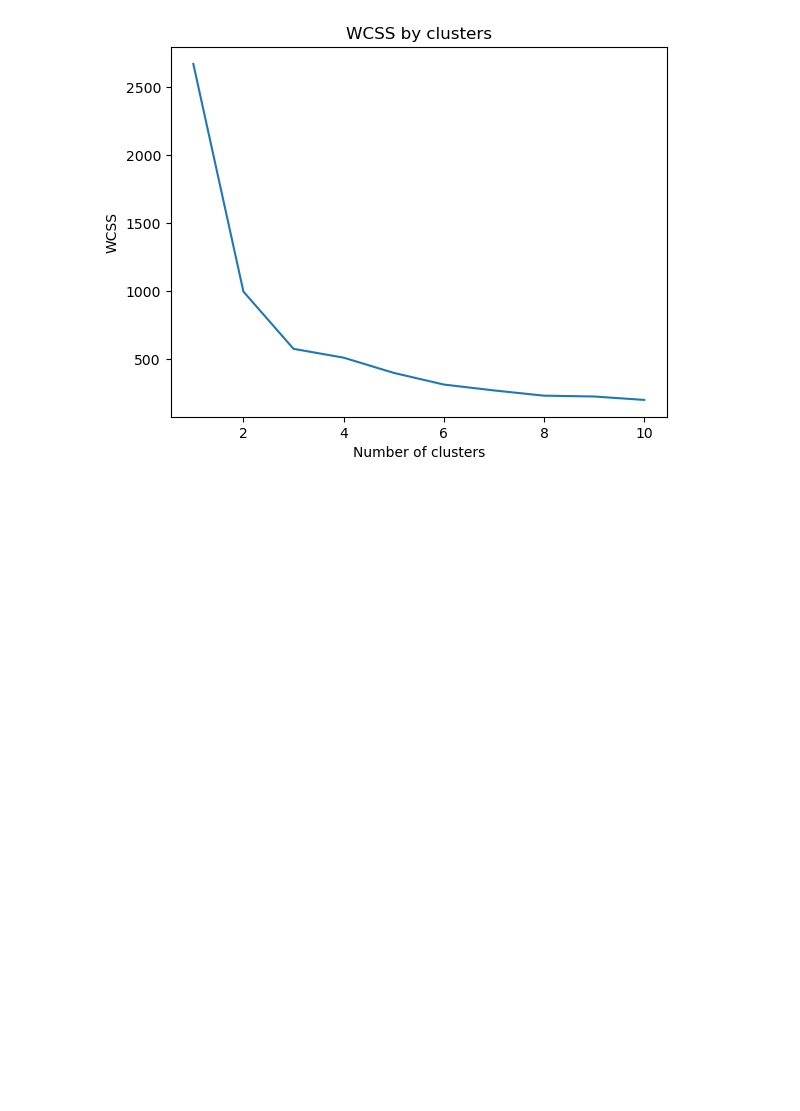
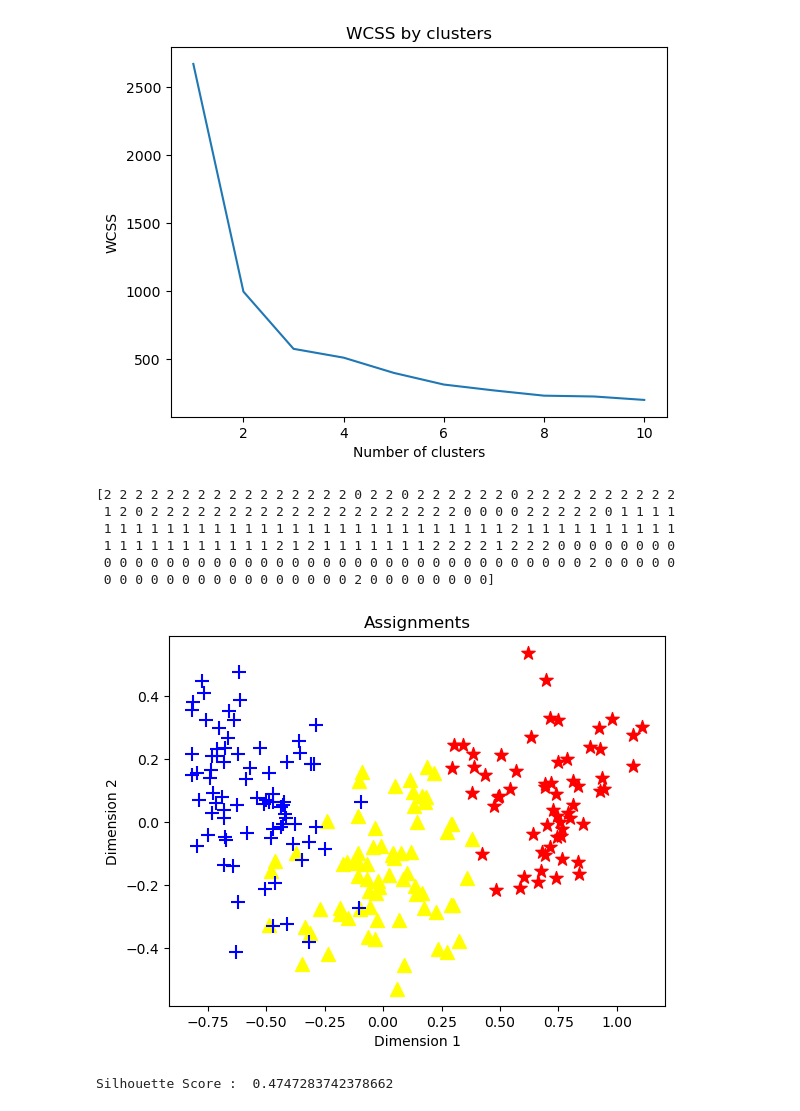
Before and after one commit to Tharun37yeee/ML_basics_practice, a Jupyter notebook: clustering.ipynb, the cells around one changed output. Drawn from its saved outputs; the diff is of its cells as text; code cells hidden in the pictures; blank space fills up the shorter version.

```diff
--- a/clustering.ipynb
+++ b/clustering.ipynb
@@ -82,3 +82,38 @@ plt.ylabel("WCSS")
 plt.show()
 # %% [output]
 [figure]
+# %%
+from sklearn.cluster import KMeans
+model = KMeans( n_clusters = 3, init = 'k-means++', n_init = 100, max_iter = 1000)
+km_clusters = model.fit_predict(features.values)
+print(km_clusters)
+# %% [output]
+[2 2 2 2 2 2 2 2 2 2 2 2 2 2 2 2 0 2 2 0 2 2 2 2 2 2 0 2 2 2 2 2 2 2 2 2 2
+ 1 2 0 2 2 2 2 2 2 2 2 2 2 2 2 2 2 2 2 2 2 2 2 0 0 0 0 2 2 2 2 2 0 1 1 1 1
+ 1 1 1 1 1 1 1 1 1 1 1 1 1 1 1 1 1 1 1 1 1 1 1 1 1 1 2 1 1 1 1 1 1 1 1 1 1
+ 1 1 1 1 1 1 1 1 1 1 1 2 1 2 1 1 1 1 1 1 1 2 2 2 2 1 2 2 2 0 0 0 0 0 0 0 0
+ 0 0 0 0 0 0 0 0 0 0 0 0 0 0 0 0 0 0 0 0 0 0 0 0 0 0 0 0 0 0 0 2 0 0 0 0 0
+ 0 0 0 0 0 0 0 0 0 0 0 0 0 0 0 0 2 0 0 0 0 0 0 0 0]
+# %%
+import matplotlib.pyplot as plt
+
+def plot_clusters(samples, clusters):
+    col_dic = {0:'blue', 1:'red', 2:'yellow'}
+    mrk_dic = {0:'+', 1:'*', 2:'^'}
+    colors = [col_dic[x] for x in clusters]
+    markers = [mrk_dic[x] for x in clusters]
+    for sample in range(len(clusters)):
+        plt.scatter(samples[sample][0], samples[sample][1], color = colors[sample], marker = markers[sample], s=100)
+    plt.xlabel("Dimension 1")
+    plt.ylabel("Dimension 2")
+    plt.title("Assignments")
+    plt.show()
+plot_clusters(features_2d, km_clusters)
+# %% [output]
+[figure, added]
+# %%
+from sklearn.metrics import silhouette_score
+score = silhouette_score(features.values, km_clusters)
+print("Silhouette Score : ",score)
+# %% [output]
+Silhouette Score :  0.4747283742378662
```
Also changed, not shown: parts of 5 cells of this notebook.
